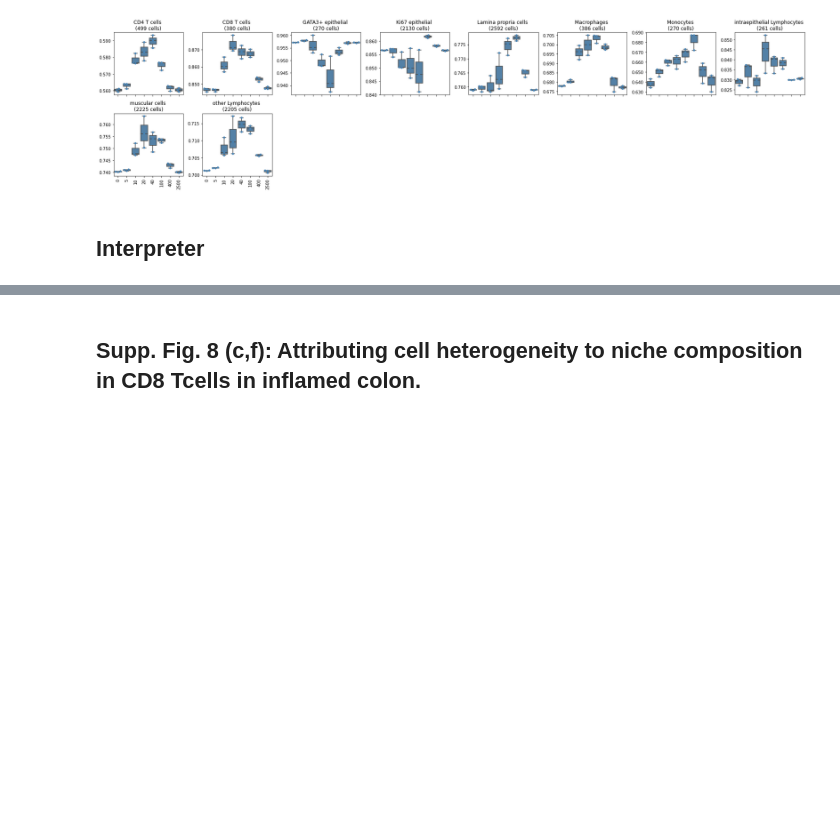
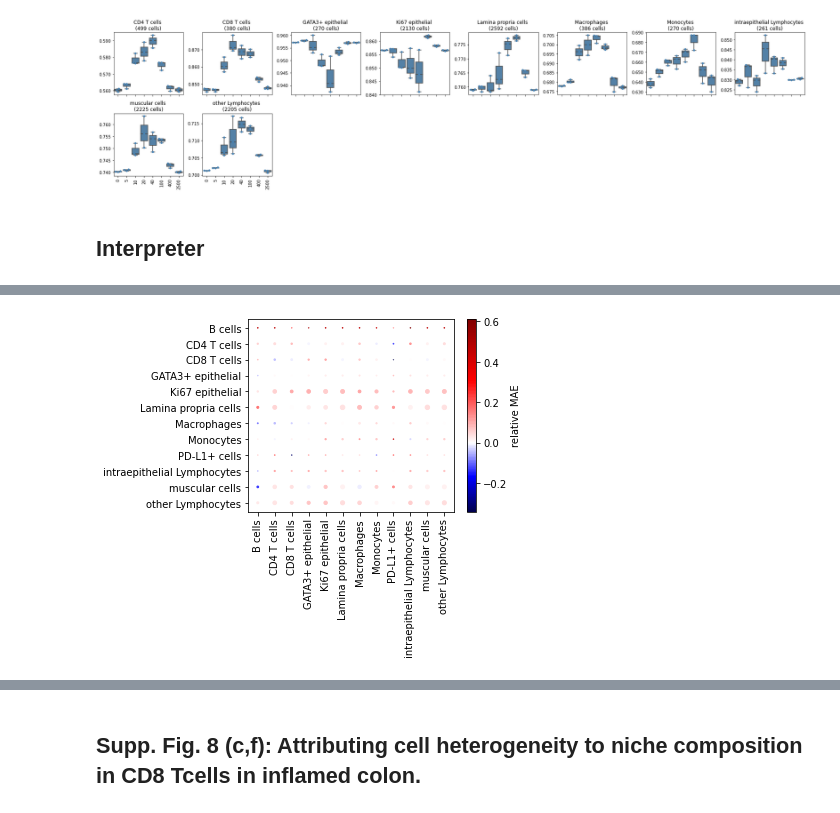
Before and after one commit to theislab/ncem, a Jupyter notebook: model_benchmarks_chipcytometry_colon.ipynb, the cells around one changed output, grey strips where cells are left out. Drawn from its saved outputs; the diff is of its cells as text; code cells hidden in the pictures; blank space fills up the shorter version.

```diff
--- a/model_benchmarks_chipcytometry_colon.ipynb
+++ b/model_benchmarks_chipcytometry_colon.ipynb
@@ -154,0 +155,10 @@ setting reinitialized layer weights to layer weights from model 210414_interacti
+# %%
+clm.expression_grid(
+    image_keys = clm.img_keys_test,
+    nodes_idx=clm.nodes_idx_test,
+    base_interpreter = lm,
+    metric='mae',
+    scale_node_frequencies=12
+)
+# %% [output]
+[figure, added]
```
Also changed, not shown: parts of 14 cells of this notebook, 1 other file.
